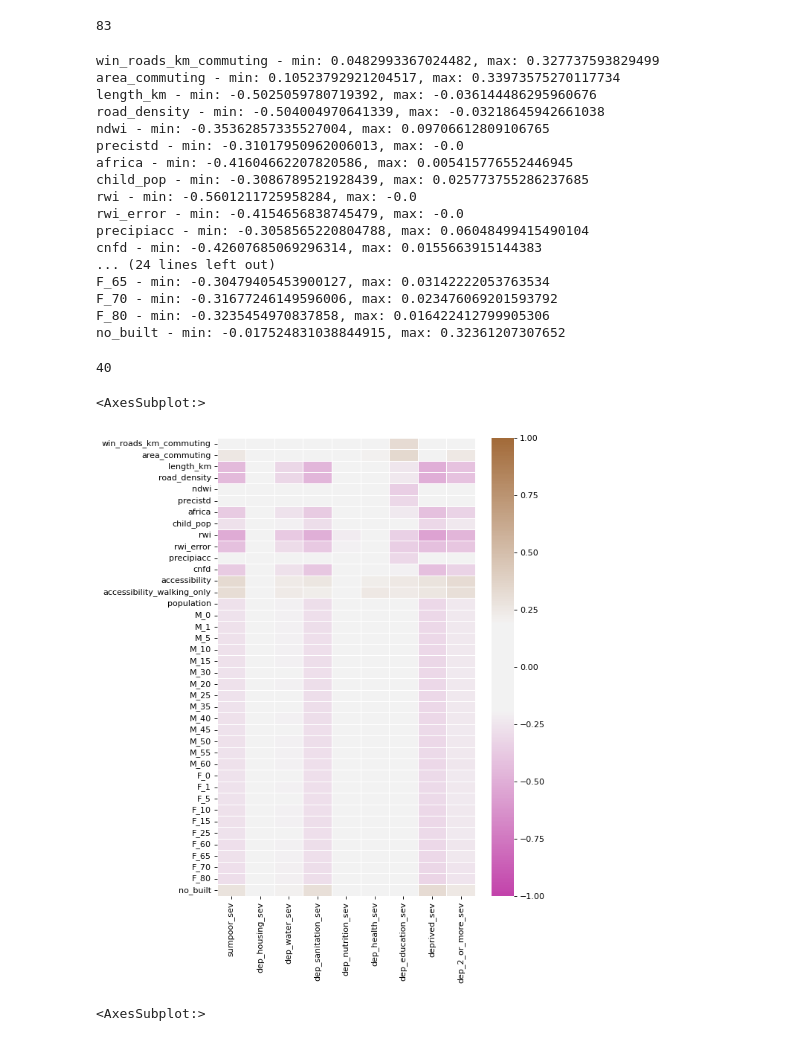
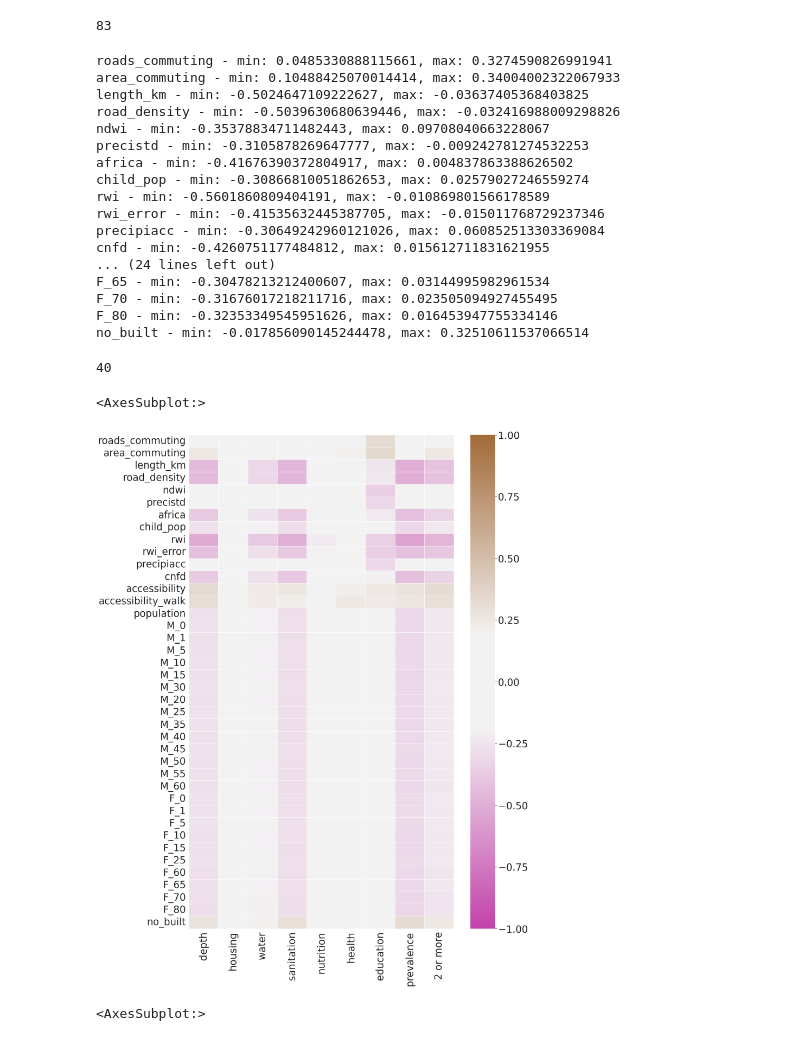
Before and after one commit to marinavicini/stc_continuing, a Jupyter notebook: notebooks/MV_figures_thesis.ipynb, the cells around one changed output. Cells and saved outputs as stored; diff of their text form; code cells hidden in the pictures.

```diff
--- a/notebooks/MV_figures_thesis.ipynb
+++ b/notebooks/MV_figures_thesis.ipynb
@@ -291,7 +294,8 @@ dimensions = ['sumpoor_sev', 'dep_housing_sev',
 # %%
 # sns.heatmap(corr_mat[to_keep])
 # %%
-input = ['win_population_commuting', 'win_roads_km_commuting',
+input = ['win_population_commuting',
+       'roads_commuting', #'win_roads_km_commuting',
        'area_commuting', 'n_conflicts', 'length_km', 'area_km2',
        'road_density', 'avg_d_kbps', 'avg_u_kbps', 'GSM', 'LTE', 'UMTS',
        'avg_signal', 'elevation', 'evapotrans', 'ndvi', 'ndwi', 'avg_rad',
@@ -299,7 +303,9 @@ input = ['win_population_commuting', 'win_roads_km_commuting',
        'precistd', 'slope', '2019gdp', 'africa', 'ec2019', 'GDP_PPP_1990',
        'GDP_PPP_2000', 'GDP_PPP_2015', 'child_pop', 'rwi', 'rwi_error',
        'precipiacc',
-       'cnfd', 'accessibility', 'accessibility_walking_only', 'population',
+       'cnfd', 'accessibility',
+       'accessibility_walk', #'accessibility_walking_only',
+       'population',
        'M_0', 'M_1', 'M_5', 'M_10', 'M_15', 'M_30', 'M_20', 'M_25', 'M_35',
        'M_40', 'M_45', 'M_50', 'M_55', 'M_60', 'M_70', 'M_75', 'M_65', 'M_80',
        'F_0', 'F_1', 'F_5', 'F_10', 'F_15', 'F_20', 'F_25', 'F_30', 'F_35',
@@ -311,6 +317,10 @@ input = ['win_population_commuting', 'win_roads_km_commuting',
 len(input)
 # %% [output]
 83
+# %%
+corr_mat.rename({'win_roads_km_commuting':'roads_commuting',
+                'accessibility_walking_only':'accessibility_walk'
+                }, axis=0, inplace=True)
 # %%
 to_keep = []
 thr = 0.30
@@ -322,33 +332,39 @@ for col in input:
         to_keep.append(col)
 len(to_keep)
 # %% [output]
-win_roads_km_commuting - min: 0.0482993367024482, max: 0.327737593829499
-area_commuting - min: 0.10523792921204517, max: 0.33973575270117734
-length_km - min: -0.5025059780719392, max: -0.036144486295960676
-road_density - min: -0.504004970641339, max: -0.03218645942661038
-ndwi - min: -0.35362857335527004, max: 0.09706612809106765
-precistd - min: -0.31017950962006013, max: -0.0
-africa - min: -0.41604662207820586, max: 0.005415776552446945
-child_pop - min: -0.3086789521928439, max: 0.025773755286237685
-rwi - min: -0.5601211725958284, max: -0.0
-rwi_error - min: -0.4154656838745479, max: -0.0
-precipiacc - min: -0.3058565220804788, max: 0.06048499415490104
-cnfd - min: -0.42607685069296314, max: 0.0155663915144383
+roads_commuting - min: 0.0485330888115661, max: 0.3274590826991941
+area_commuting - min: 0.10488425070014414, max: 0.34004002322067933
+length_km - min: -0.5024647109222627, max: -0.03637405368403825
+road_density - min: -0.5039630680639446, max: -0.032416988009298826
+ndwi - min: -0.35378834711482443, max: 0.09708040663228067
+precistd - min: -0.3105878269647777, max: -0.009242781274532253
+africa - min: -0.41676390372804917, max: 0.004837863388626502
+child_pop - min: -0.30866810051862653, max: 0.02579027246559274
+rwi - min: -0.5601860809404191, max: -0.010869801566178589
+rwi_error - min: -0.41535632445387705, max: -0.015011768729237346
+precipiacc - min: -0.30649242960121026, max: 0.060852513303369084
+cnfd - min: -0.4260751177484812, max: 0.015612711831621955
 ... (24 lines left out)
-F_65 - min: -0.30479405453900127, max: 0.03142222053763534
-F_70 - min: -0.31677246149596006, max: 0.023476069201593792
-F_80 - min: -0.3235454970837858, max: 0.016422412799905306
-no_built - min: -0.017524831038844915, max: 0.32361207307652
+F_65 - min: -0.30478213212400607, max: 0.03144995982961534
+F_70 - min: -0.31676017218211716, max: 0.023505094927455495
+F_80 - min: -0.32353349545951626, max: 0.016453947755334146
+no_built - min: -0.017856090145244478, max: 0.32510611537066514
 40
+# %%
+labels = ['depth', 'housing', 'water', 'sanitation', 'nutrition', 'health', 'education', 'prevalence', '2 or more']
 # %%
-plt.figure(figsize=(7, 10), dpi=80)
+plt.figure(figsize=(20, 30), dpi=80)
 
 cmap = sns.diverging_palette(320, 40, sep=50, as_cmap=True)
 
-sns.heatmap(corr_mat.loc[to_keep][dimensions], cmap = cmap, vmin=-1, vmax=1, linewidths=0.5)
+sns.heatmap(corr_mat.loc[to_keep][dimensions],
+            cmap = cmap,
+            vmin=-1, vmax=1,
+            xticklabels=labels,
+            linewidths=0.5)
 # %% [output]
 <AxesSubplot:>
-[figure, old version]
+[figure, new version]
 # %%
 sns.heatmap(corr_mat.loc[input][dimensions])
 # %% [output]
```
Also changed, not shown: parts of 21 cells of this notebook.
